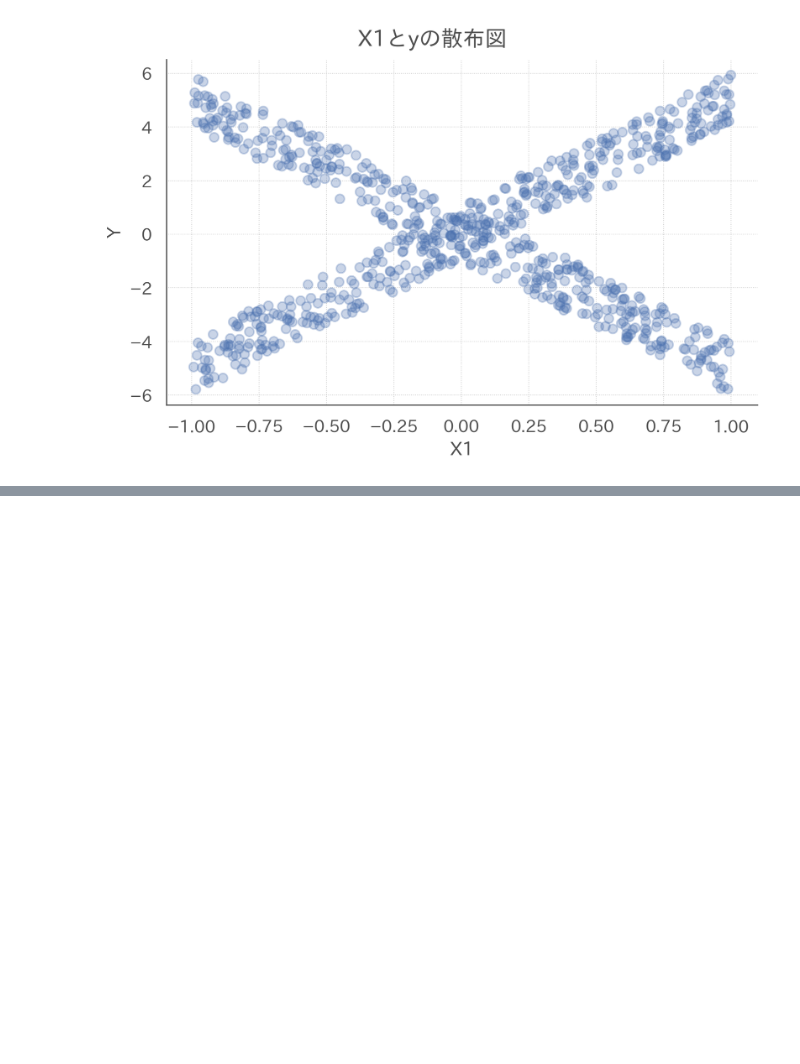
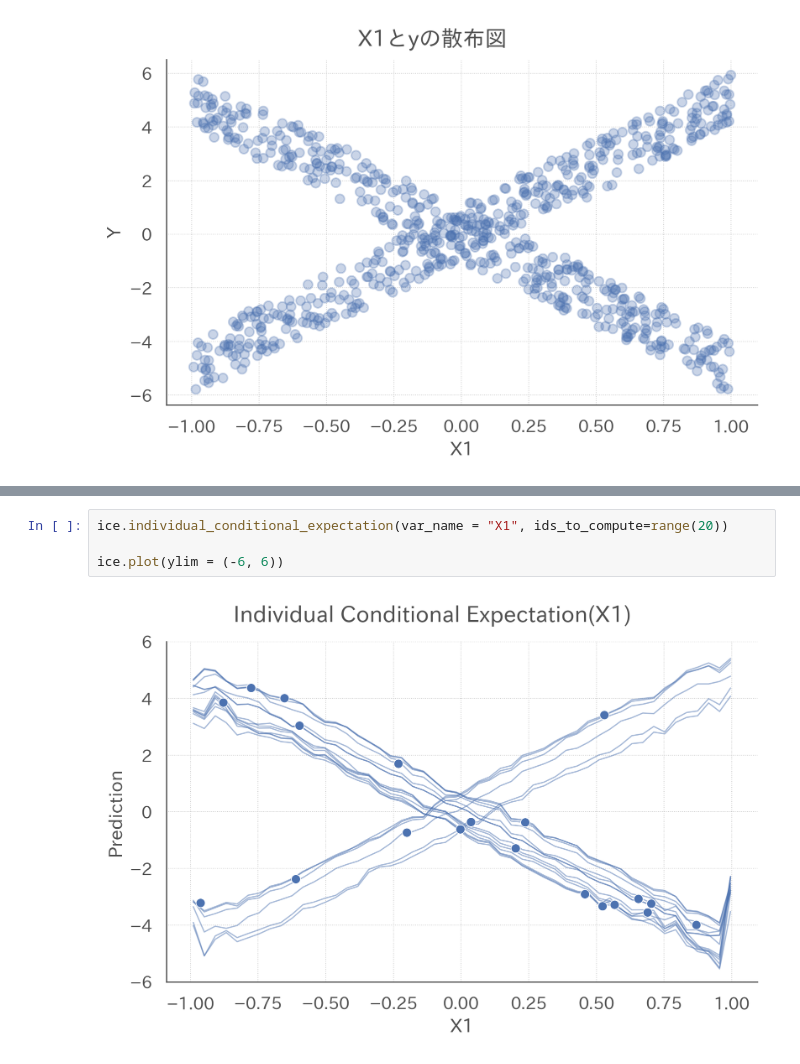
Before and after one commit to jinInoue-rrr/ml_inter, a Jupyter notebook: ch5_ICE_notebook.ipynb, the cells around one changed output, grey strips where cells are left out. Drawn from its saved outputs; the diff is of its cells as text; blank space fills up the shorter version.

```diff
--- a/ch5_ICE_notebook.ipynb
+++ b/ch5_ICE_notebook.ipynb
@@ -72,0 +216,6 @@ rf = RandomForestRegressor(n_jobs = -1, random_state = 42).fit(X_train, y_train)
+# %%
+ice.individual_conditional_expectation(var_name = "X1", ids_to_compute=range(20))
+
+ice.plot(ylim = (-6, 6))
+# %% [output]
+[figure, added]
```
Also changed, not shown: parts of 16 cells of this notebook, 1 other file.
